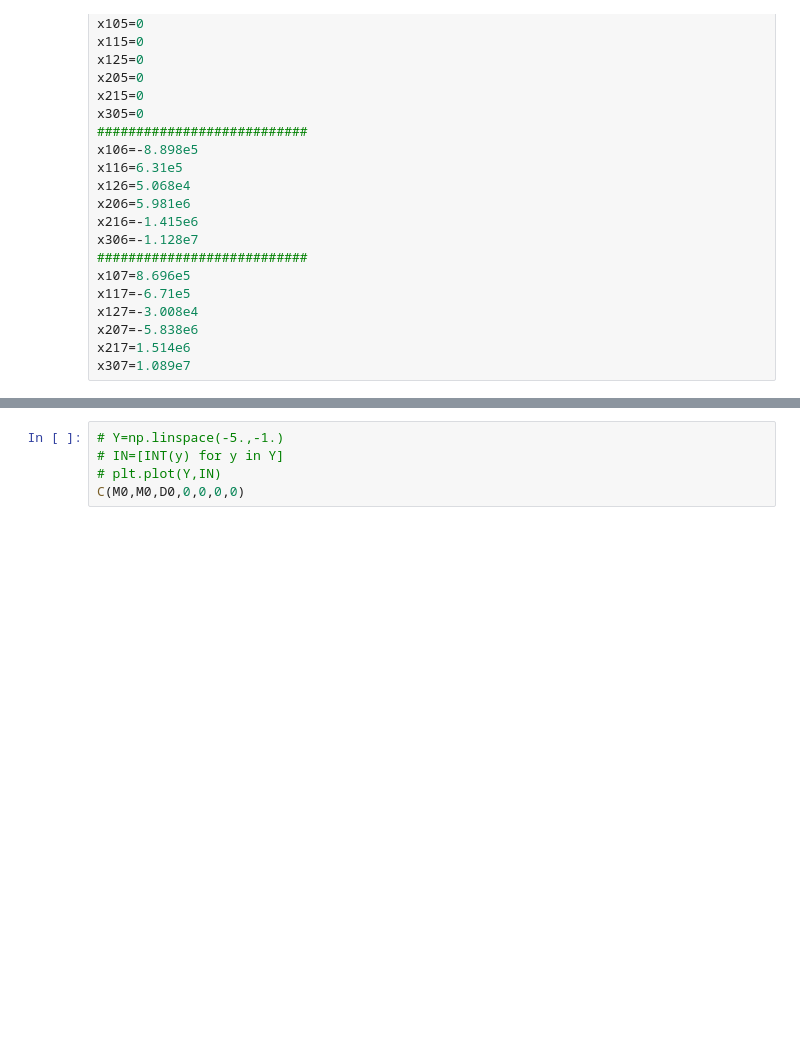
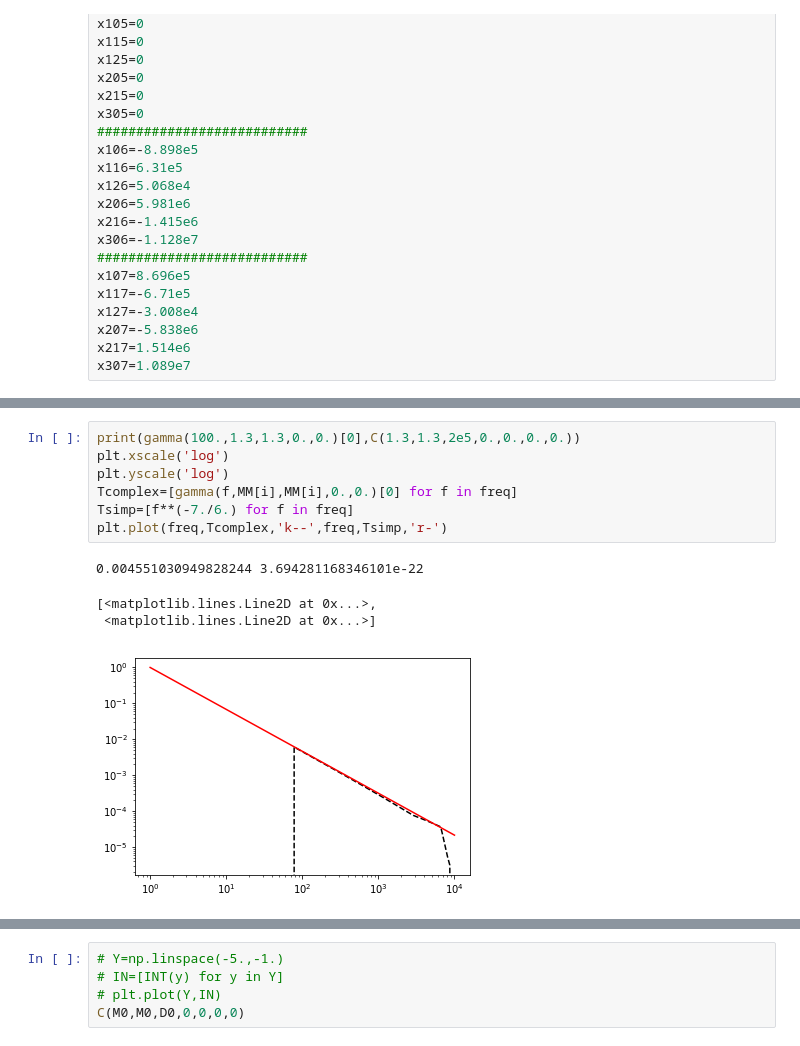
Before and after one commit to 13601121899/GWtoolbox_pathfinder, a Jupyter notebook: SNR_neutron.ipynb, the cells around one changed output, grey strips where cells are left out. Cells and saved outputs as stored; diff of their text form; blank space fills up the shorter version.

```diff
--- a/SNR_neutron.ipynb
+++ b/SNR_neutron.ipynb
@@ -163,3 +174,15 @@ def gamma(f,M1,M2,chi1,chi2): # the input value is with unit Hz
+# %%
+print(gamma(100.,1.3,1.3,0.,0.)[0],C(1.3,1.3,2e5,0.,0.,0.,0.))
+plt.xscale('log')
+plt.yscale('log')
+Tcomplex=[gamma(f,MM[i],MM[i],0.,0.)[0] for f in freq]
+Tsimp=[f**(-7./6.) for f in freq]
+plt.plot(freq,Tcomplex,'k--',freq,Tsimp,'r-')
+# %% [output]
+0.004551030949828244 3.694281168346101e-22
+[<matplotlib.lines.Line2D at 0x...>,
+ <matplotlib.lines.Line2D at 0x...>]
+[figure, added]
 # %%
 M0=1.5
 chi0=0
```
Also changed, not shown: parts of 10 cells of this notebook, 1 other file.
